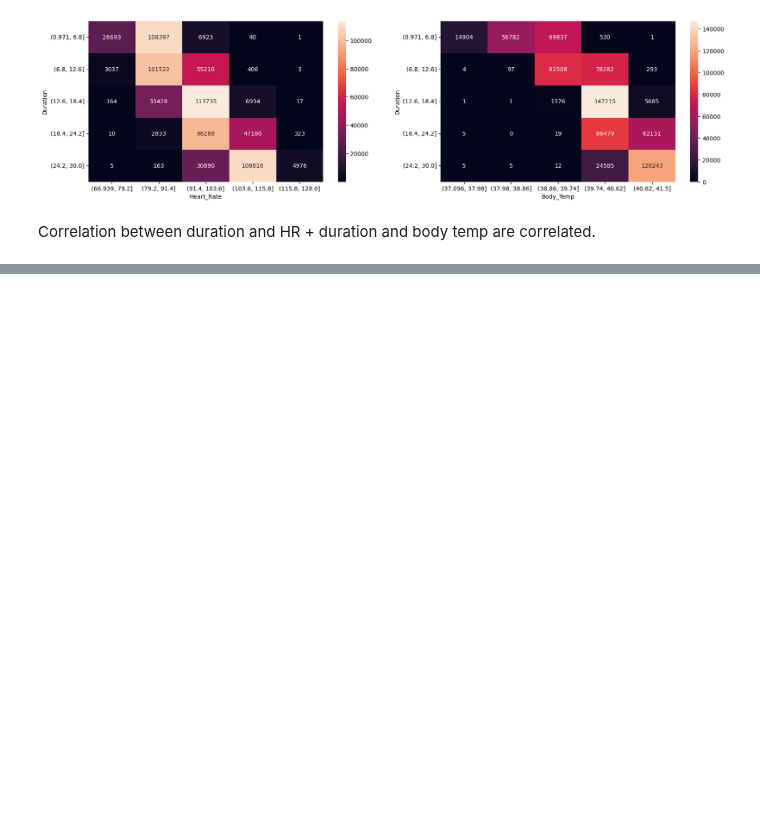
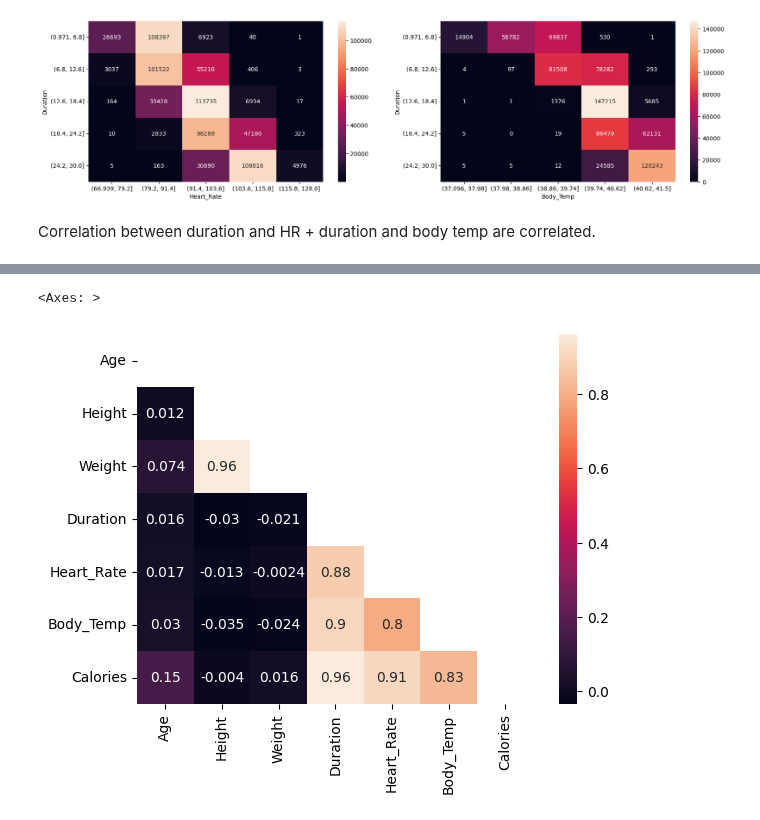
Before and after one commit to LoneCoder21/Kaggle-Notebooks, a Jupyter notebook: Regression/Calorie Expenditure/eda.ipynb, the cells around one changed output, grey strips where cells are left out. Cells and saved outputs as stored; diff of their text form; code cells hidden in the pictures; blank space fills up the shorter version.

```diff
--- a/Regression/Calorie Expenditure/eda.ipynb
+++ b/Regression/Calorie Expenditure/eda.ipynb
@@ -468,0 +485,4 @@ Correlation between duration and HR + duration and body temp are correlated.
+# %%
+corr_df = train.drop(['id', 'Sex', 'Dataset'], axis=1)
+corr_mat = corr_df.corr()
+corr_mat
@@ -468,0 +498,7 @@ Correlation between duration and HR + duration and body temp are correlated.
+# %%
+one = np.ones((corr_mat.shape[0],corr_mat.shape[0]))
+mask = np.triu(one)
+sns.heatmap(corr_mat, mask=mask, annot=True)
+# %% [output]
+<Axes: >
+[figure, added]
```
Also changed, not shown: parts of 9 cells of this notebook.
